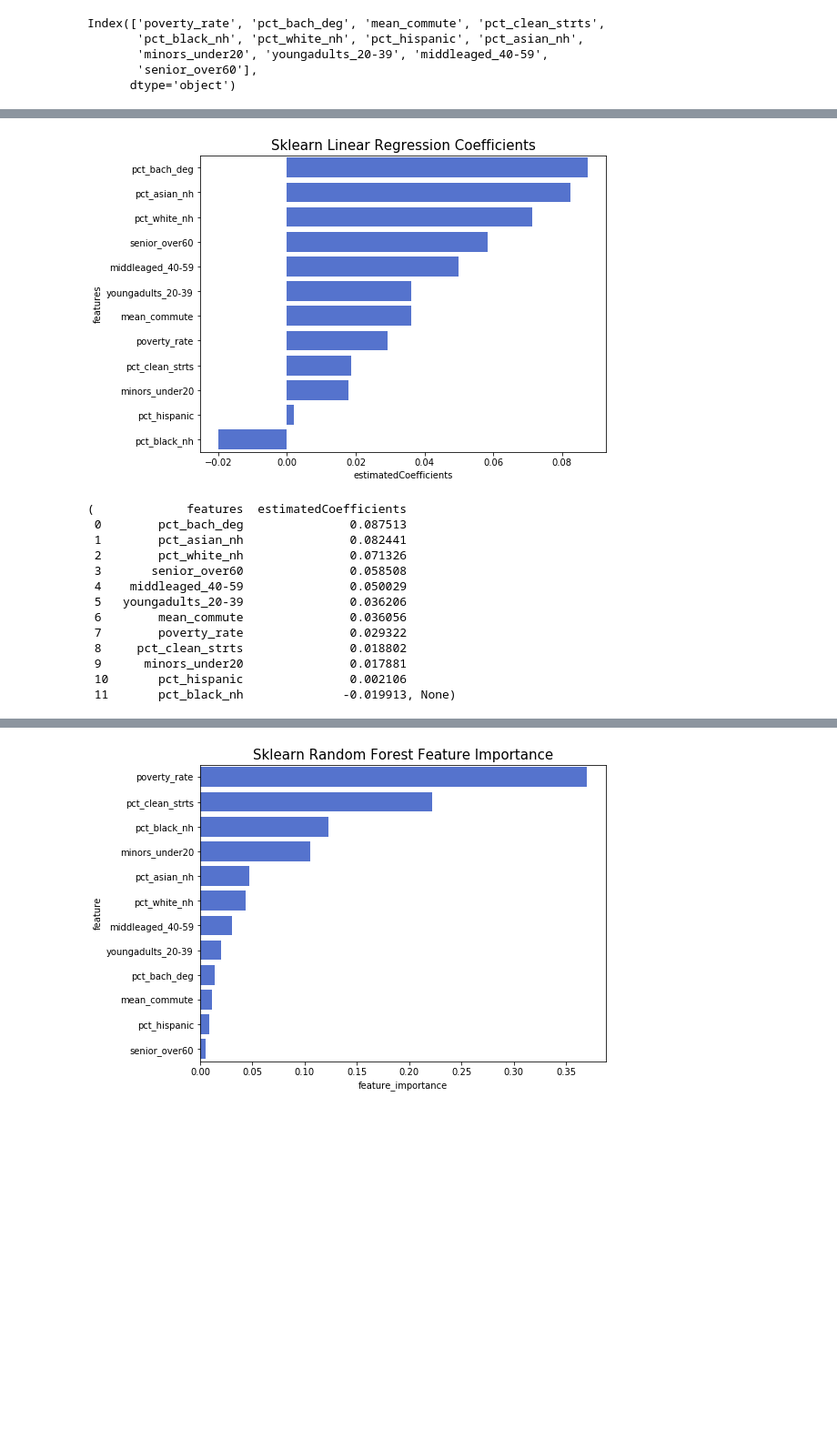
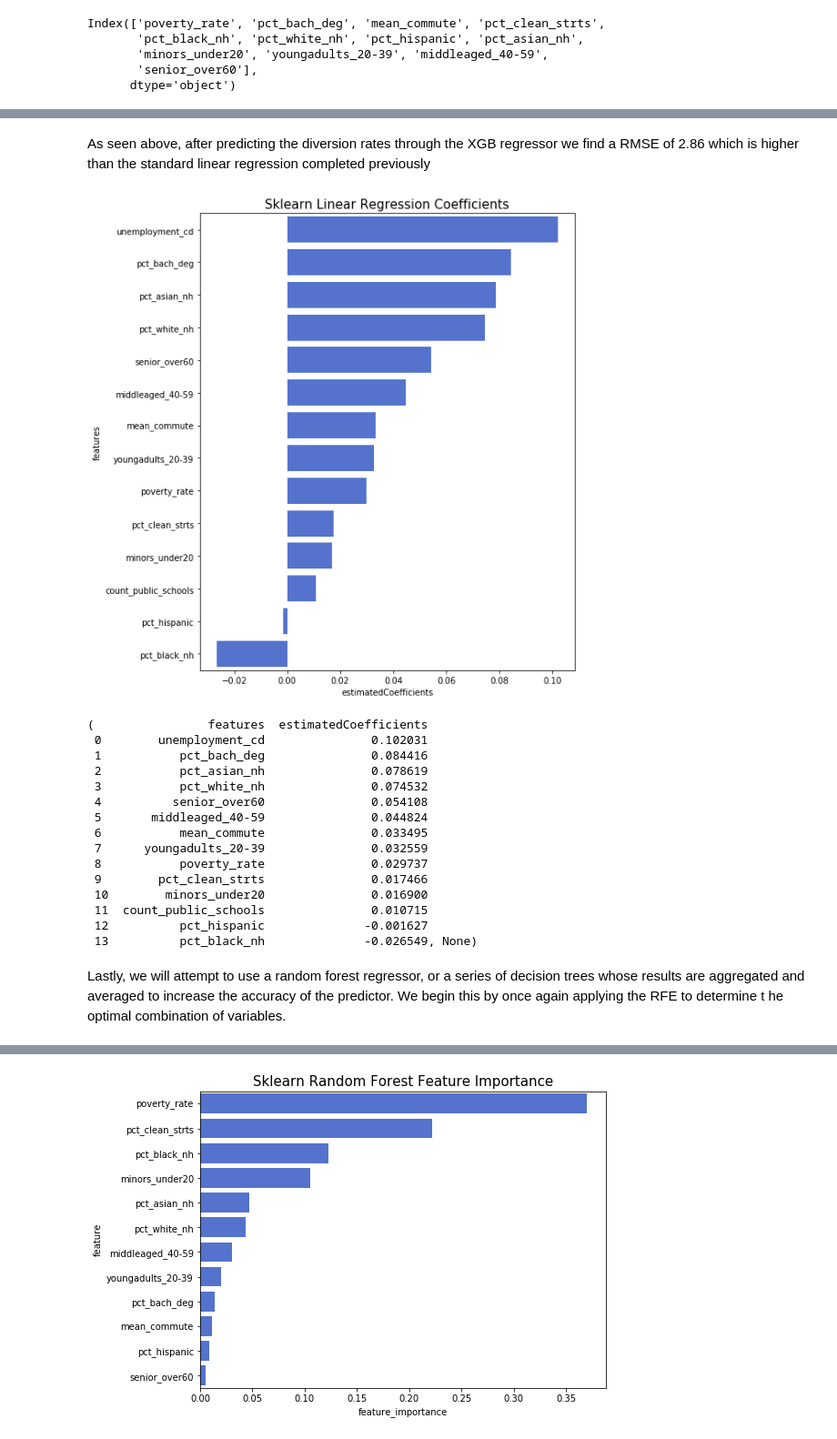
Before and after one commit to vsraja3/Springboard-Capstone-1, a Jupyter notebook: Capstone 1 - NYC Recycling - ML Report.ipynb, the cells around one changed output, grey strips where cells are left out. Shown at 91% size. Cells and saved outputs as stored; diff of their text form; code cells hidden in the pictures; blank space fills up the shorter version.

```diff
--- a/Capstone 1 - NYC Recycling - ML Report.ipynb
+++ b/Capstone 1 - NYC Recycling - ML Report.ipynb
@@ -112,5 +114,3 @@ Index(['poverty_rate', 'pct_bach_deg', 'mean_commute', 'pct_clean_strts',
        'minors_under20', 'youngadults_20-39', 'middleaged_40-59',
        'senior_over60'],
       dtype='object')
-# %%
-features = features[selected_features_rfe]
@@ -116,0 +121,11 @@ features = features[selected_features_rfe]
+# %%
+#Run Linear Regression Model Using Selected Features from RFE
+lr = LinearRegression()
+X_train, X_test, y_train, y_test = train_test_split(features_lr , target.iloc[:, 0], test_size = 0.1, random_state = 0)
+lr.fit(X_train, y_train)
+lr.score(X_test, y_test)
+cv_scores = cross_val_score(lr, X_train, y_train, cv=10)
+y_pred = lr.predict(X_test)
+y_cross = cross_val_predict(lr, features_lr, target.iloc[:, 0], cv=10)
+accuracy = metrics.r2_score(target.iloc[:, 0], y_cross)
+cv_scores, np.mean(cv_scores), accuracy, np.sqrt(mean_squared_error(y_test, y_pred))
@@ -176,0 +395,9 @@ lr_imp, plt.show()
+# %%
+X_train, X_test, y_train, y_test = train_test_split(features_xgb , target.iloc[:, 0], test_size = 0.1, random_state = 0)
+
+
+param_grid_xg = {'booster': ['gblinear', 'gbtree'], 'n_estimators': range(1, 20)}
+xg_grid = xgb.XGBRegressor()
+xg_gridsearch = GridSearchCV(estimator= xg_grid, param_grid= param_grid_xg, cv=10)
+xg_gridsearch.fit(X_train, y_train)
+xg_gridsearch.best_score_, xg_gridsearch.best_estimator_
@@ -177,7 +611,8 @@ lr_imp, plt.show()
 # %%
 ##XGBOOST REGRESSION
-xgb_reg = xgb.XGBRegressor(objective="reg:linear", booster="gblinear", n_estimators=19, seed=123)
+xgb_reg = xgb.XGBRegressor(objective="reg:linear", booster="gblinear", n_estimators=18, seed=123)
 xgb_reg.fit(X_train, y_train)
 y_pred2 = xgb_reg.predict(X_test)
-y_pred2
+rmse2 = np.sqrt(mean_squared_error(y_test, y_pred2))
+y_pred2, rmse2
 # %% [output]
@@ -379,20 +622,26 @@ xg_gridsearch.best_score_, xg_gridsearch.best_estimator_
+# %% [markdown]
+As seen above, after predicting the diversion rates through the XGB regressor we find a RMSE of 2.86 which is higher than the standard linear regression completed previously
 # %%
 # The coefficients
-xgb_imp = pd.DataFrame({'features': features.columns, 'estimatedCoefficients': xgb_reg.coef_})[['features', 'estimatedCoefficients']].sort_values('estimatedCoefficients', ascending = False).reset_index(drop = True)
+xgb_imp = pd.DataFrame({'features': features_xgb.columns, 'estimatedCoefficients': xgb_reg.coef_})[['features', 'estimatedCoefficients']].sort_values('estimatedCoefficients', ascending = False).reset_index(drop = True)
 sns.barplot(x = 'estimatedCoefficients', y = 'features', data = xgb_imp, orient = 'h', color = 'royalblue').set_title('Sklearn Linear Regression Coefficients', fontsize = 15)
 xgb_imp, plt.show()
 # %% [output]
-[figure, old version]
+[figure, new version]
-(             features  estimatedCoefficients
- 0        pct_bach_deg               0.087513
- 1        pct_asian_nh               0.082441
- 2        pct_white_nh               0.071326
- 3       senior_over60               0.058508
- 4    middleaged_40-59               0.050029
- 5   youngadults_20-39               0.036206
- 6        mean_commute               0.036056
- 7        poverty_rate               0.029322
- 8     pct_clean_strts               0.018802
- 9      minors_under20               0.017881
- 10       pct_hispanic               0.002106
- 11       pct_black_nh              -0.019913, None)
+(                features  estimatedCoefficients
+ 0        unemployment_cd               0.102031
+ 1           pct_bach_deg               0.084416
+ 2           pct_asian_nh               0.078619
+ 3           pct_white_nh               0.074532
+ 4          senior_over60               0.054108
+ 5       middleaged_40-59               0.044824
+ 6           mean_commute               0.033495
+ 7      youngadults_20-39               0.032559
+ 8           poverty_rate               0.029737
+ 9        pct_clean_strts               0.017466
+ 10        minors_under20               0.016900
+ 11  count_public_schools               0.010715
+ 12          pct_hispanic              -0.001627
+ 13          pct_black_nh              -0.026549, None)
+# %% [markdown]
+Lastly, we will attempt to use a random forest regressor, or a series of decision trees whose results are aggregated and averaged to increase the accuracy of the predictor. We begin this by once again applying the RFE to determine t he optimal combination of variables.
```
Also changed, not shown: parts of 36 cells of this notebook.
